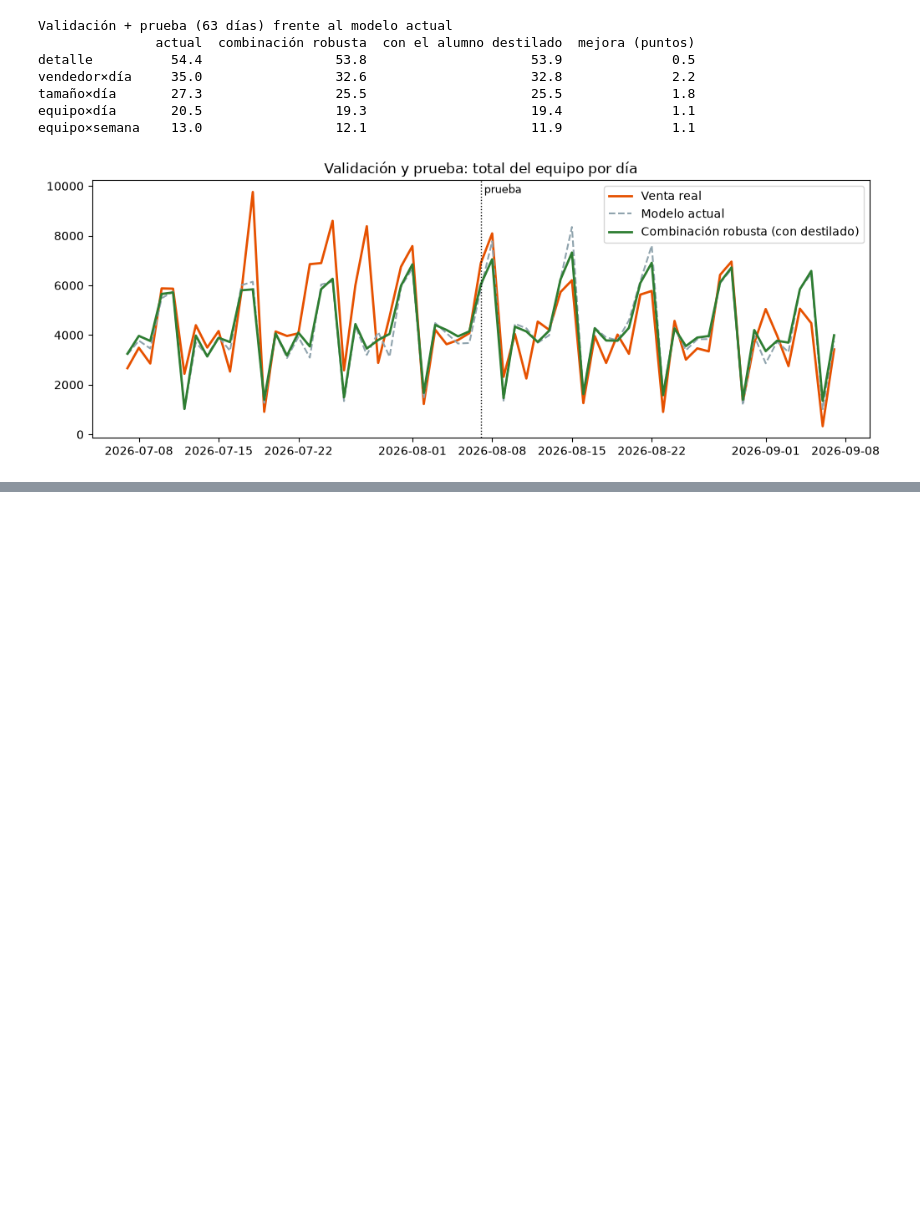
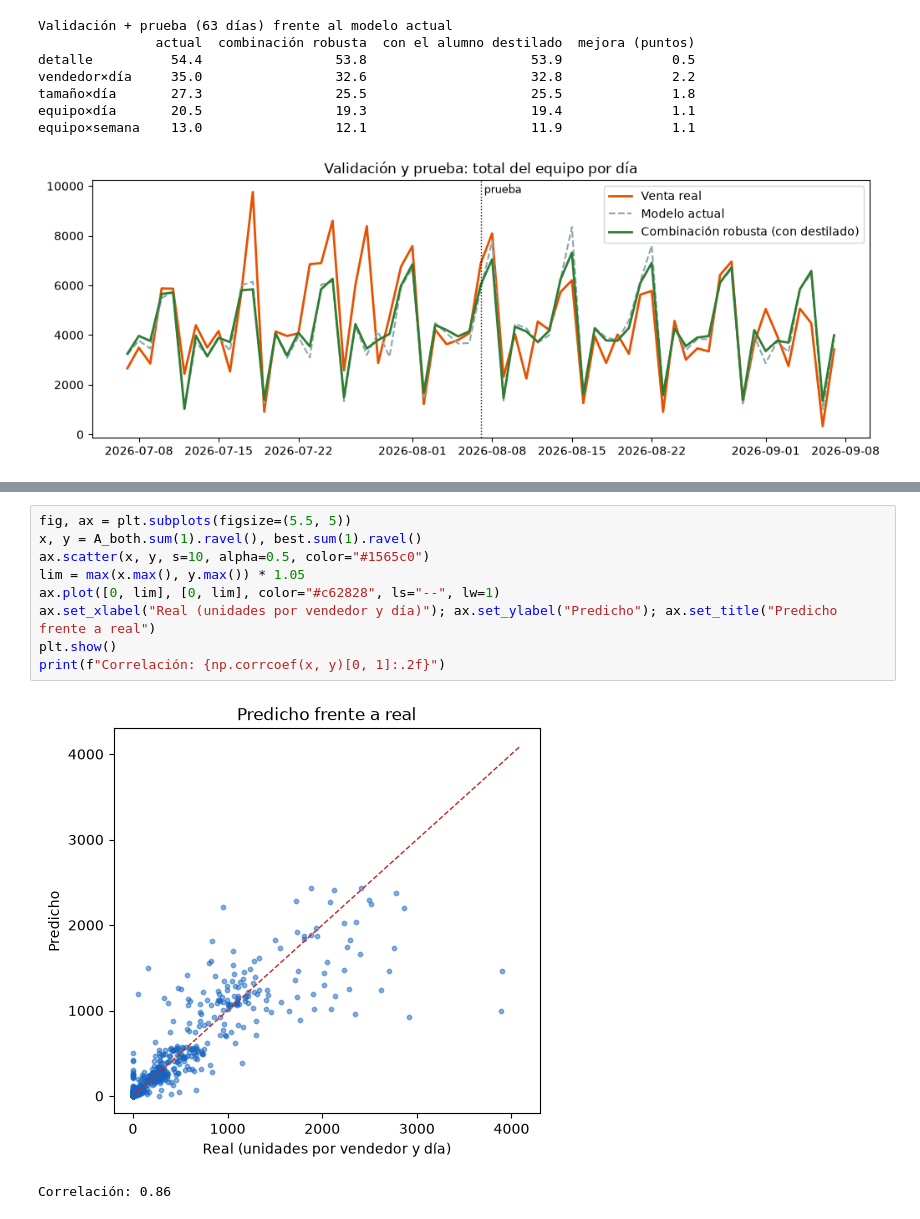
Before and after one commit to JeffryRU/Avicola2-Platform, a Jupyter notebook: notebooks/modelo_demanda.ipynb, the cells around one changed output, grey strips where cells are left out. Drawn from its saved outputs; the diff is of its cells as text; blank space fills up the shorter version.

```diff
--- a/notebooks/modelo_demanda.ipynb
+++ b/notebooks/modelo_demanda.ipynb
@@ -475,0 +516,12 @@ equipo×semana    13.0                 12.1                     11.9
+# %%
+fig, ax = plt.subplots(figsize=(5.5, 5))
+x, y = A_both.sum(1).ravel(), best.sum(1).ravel()
+ax.scatter(x, y, s=10, alpha=0.5, color="#1565c0")
+lim = max(x.max(), y.max()) * 1.05
+ax.plot([0, lim], [0, lim], color="#c62828", ls="--", lw=1)
+ax.set_xlabel("Real (unidades por vendedor y día)"); ax.set_ylabel("Predicho"); ax.set_title("Predicho frente a real")
+plt.show()
+print(f"Correlación: {np.corrcoef(x, y)[0, 1]:.2f}")
+# %% [output]
+[figure, added]
+Correlación: 0.86
```
Also changed, not shown: parts of 5 cells of this notebook.
